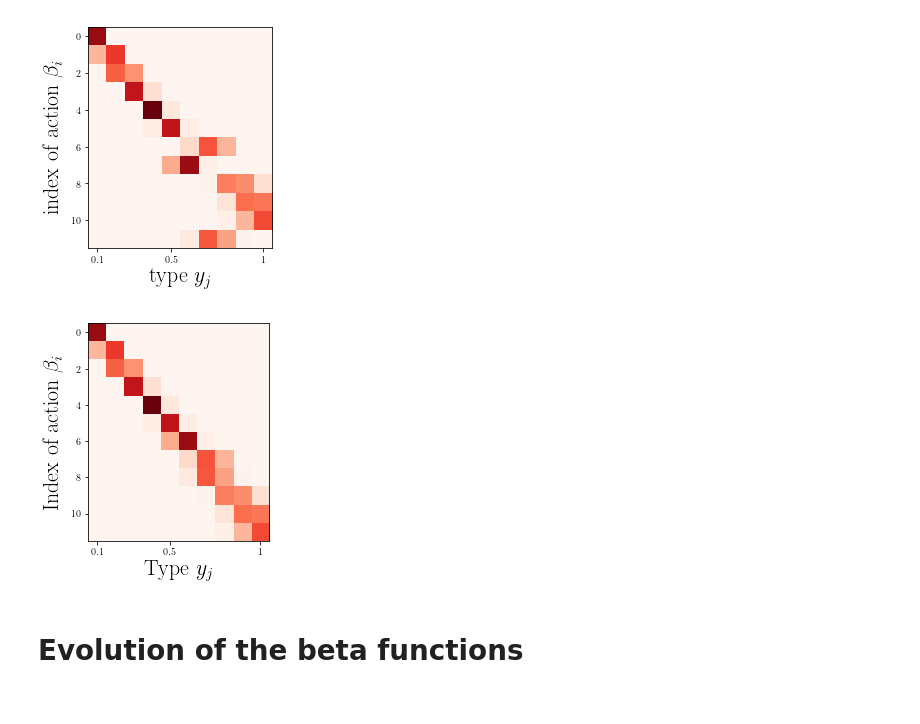
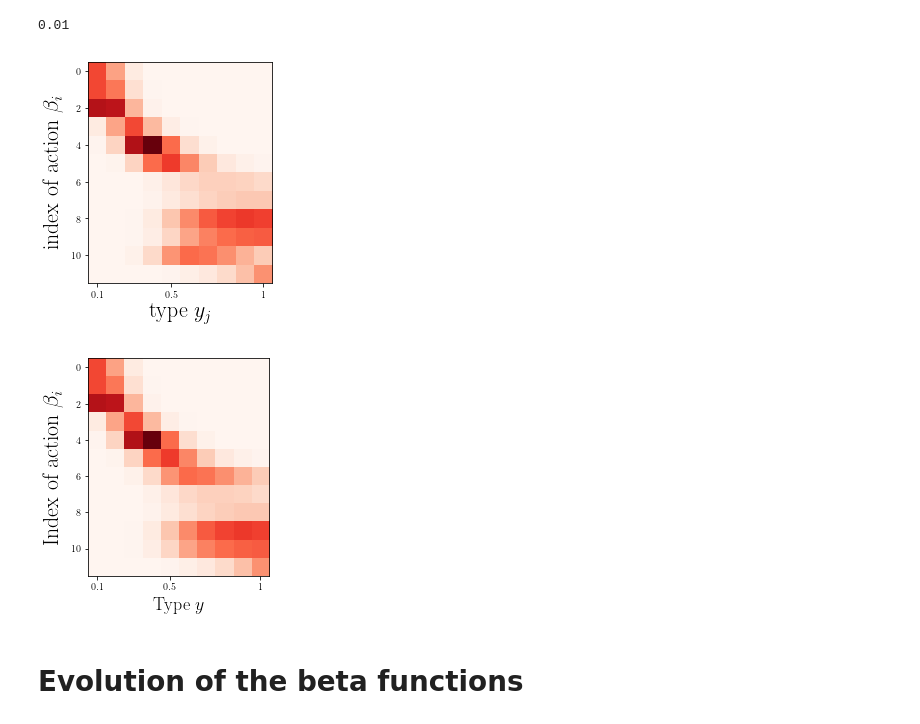
Before and after one commit to eboursier/regularized_private_learning, a Jupyter notebook: auction_plot.ipynb, the cells around one changed output. Cells and saved outputs as stored; diff of their text form; code cells hidden in the pictures.

```diff
--- a/auction_plot.ipynb
+++ b/auction_plot.ipynb
@@ -86,8 +86,12 @@ plt.show()
 # %%
-exp=1
-lamb = 0.001
+exp=11
+lamb = 0.01
 y = torch.linspace(1./K, 1., K)
 beta= torch.ones(K)/K
+# %%
+print(lamb)
+# %% [output]
+0.01
 # %%
 net = torch.load('experiments/sinkhorn_auction/{0}_lamb{1}_k{2}_sinkiter{3}_lr{4}_sinkhorn_{5}_batch{6}/network'.format(exp,lamb,y.size(0),
                   niter_sink, lr, device, batch))
@@ -104,4 +108,4 @@ plt.xticks(x_positions, x_labels)
 plt.tight_layout()
 plt.show()
 # %% [output]
-[figure, old version]
+[figure, new version]
@@ -116,15 +112,18 @@ for i in range(9, 12):
+# %%
+gamma = gamma.detach().numpy()
+gamma_ordered = gamma[np.argsort(np.argmax(gamma, axis=1)),:]
 # %%
-plt.imshow(gamma_ordered, cmap=plt.cm.Reds, interpolation='none')
+plt.imshow(gamma_ordered, cmap=plt.cm.Reds, interpolation='nearest')
 plt.ylabel(r'Index of action $\beta_i$', fontsize=22)
-plt.xlabel(r'Type $y_j$', fontsize=22)
+plt.xlabel(r'Type $y$', fontsize=18)
 x_positions = [0, 4, 9] # pixel count at label position
 x_labels = [(x+1)/K for x in x_positions]
 x_labels[-1] = (int)(x_labels[-1])
 plt.xticks(x_positions, x_labels)
 plt.savefig('figures/gamma_heatmap_lamb0001.pgf'.format(lamb))
 plt.show()
 # %% [output]
-[figure, old version]
+[figure, new version]
 # %% [markdown]
 # Evolution of the beta functions
 # %%
```
Also changed, not shown: parts of 9 cells of this notebook, 2 other files.
